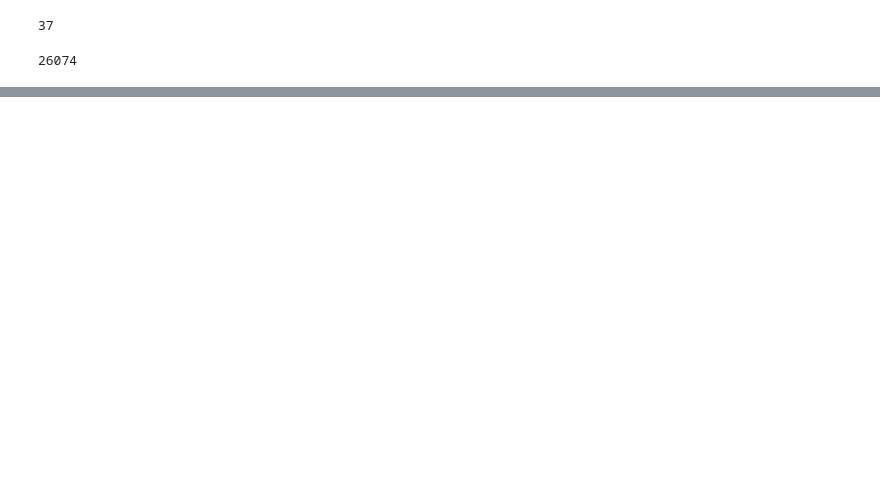
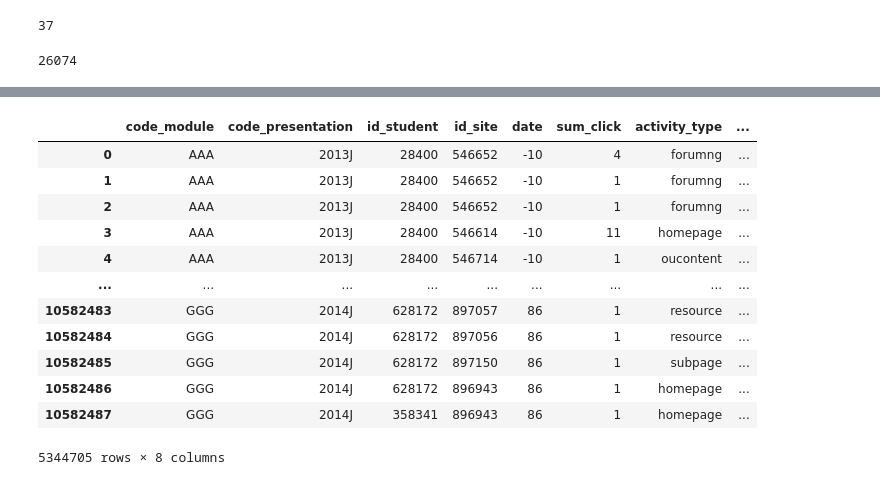
Before and after one commit to lulwaM/fp-hybrid-educational-recommender, a Jupyter notebook: notebooks/data_preprocessing.ipynb, the cells around one changed output, grey strips where cells are left out. Drawn from its saved outputs; the diff is of its cells as text; code cells hidden in the pictures; blank space fills up the shorter version.

```diff
--- a/notebooks/data_preprocessing.ipynb
+++ b/notebooks/data_preprocessing.ipynb
@@ -818,0 +838,17 @@ len(interaction_data["id_student"].unique())
+# %%
+# for vle data
+merged_data["vle_data"][merged_data["vle_data"]["date"]<=86]
+# %% [output]
+|  | code_module | code_presentation | id_student | id_site | date | sum_click | activity_type | ... |
+| 0 | AAA | 2013J | 28400 | 546652 | -10 | 4 | forumng | ... |
+| 1 | AAA | 2013J | 28400 | 546652 | -10 | 1 | forumng | ... |
+| 2 | AAA | 2013J | 28400 | 546652 | -10 | 1 | forumng | ... |
+| 3 | AAA | 2013J | 28400 | 546614 | -10 | 11 | homepage | ... |
+| 4 | AAA | 2013J | 28400 | 546714 | -10 | 1 | oucontent | ... |
+| ... | ... | ... | ... | ... | ... | ... | ... | ... |
+| 10582483 | GGG | 2014J | 628172 | 897057 | 86 | 1 | resource | ... |
+| 10582484 | GGG | 2014J | 628172 | 897056 | 86 | 1 | resource | ... |
+| 10582485 | GGG | 2014J | 628172 | 897150 | 86 | 1 | subpage | ... |
+| 10582486 | GGG | 2014J | 628172 | 896943 | 86 | 1 | homepage | ... |
+| 10582487 | GGG | 2014J | 358341 | 896943 | 86 | 1 | homepage | ... |
+5344705 rows × 8 columns
```
Also changed, not shown: parts of 30 cells of this notebook, 4 other files.
